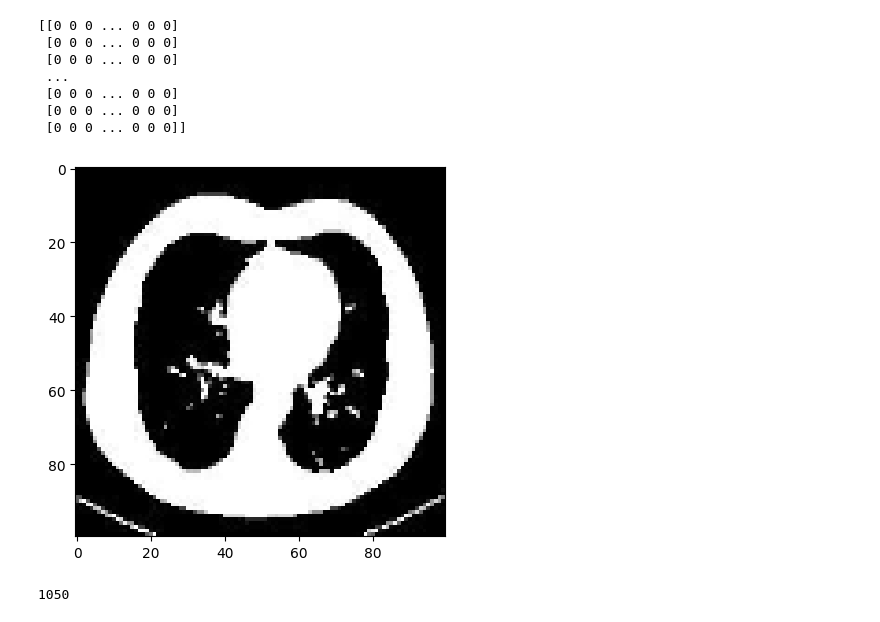
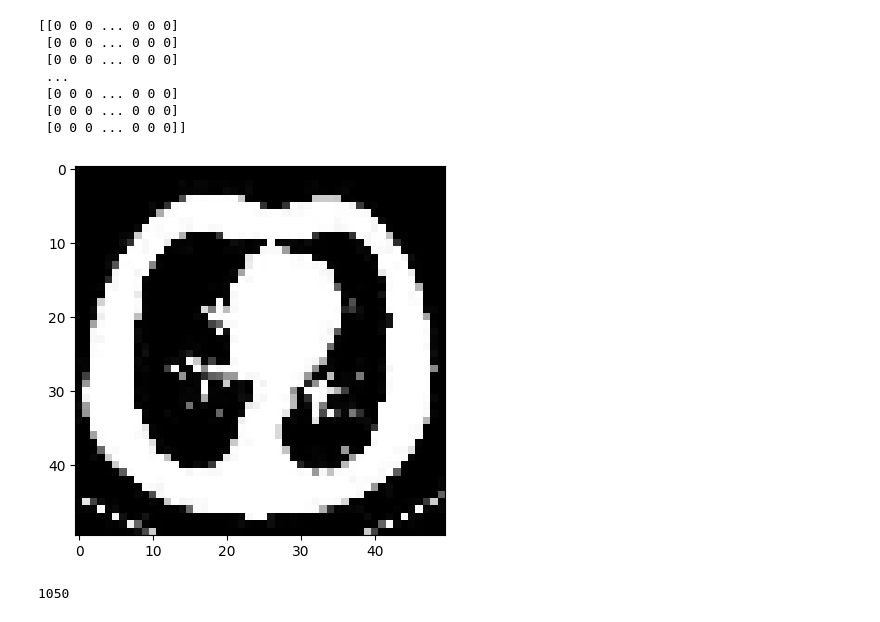
Before and after one commit to JasminPradhan/ML-project-1, a Jupyter notebook: Tumor_Classification.ipynb, the cells around one changed output. Drawn from its saved outputs; the diff is of its cells as text; code cells hidden in the pictures.

```diff
--- a/Tumor_Classification.ipynb
+++ b/Tumor_Classification.ipynb
@@ -68,12 +68,12 @@ print(img_arr)
  [0 0 0 ... 0 0 0]
  [0 0 0 ... 0 0 0]]
 # %%
-IMG_SIZE=100
+IMG_SIZE=50
 new_arr=cv2.resize(img_arr,(IMG_SIZE,IMG_SIZE))
 plt.imshow(new_arr,cmap="gray")
 plt.show()
 # %% [output]
-[figure, old version]
+[figure, new version]
 # %%
 training_data=[]
 
```
Also changed, not shown: parts of 2 cells of this notebook.
